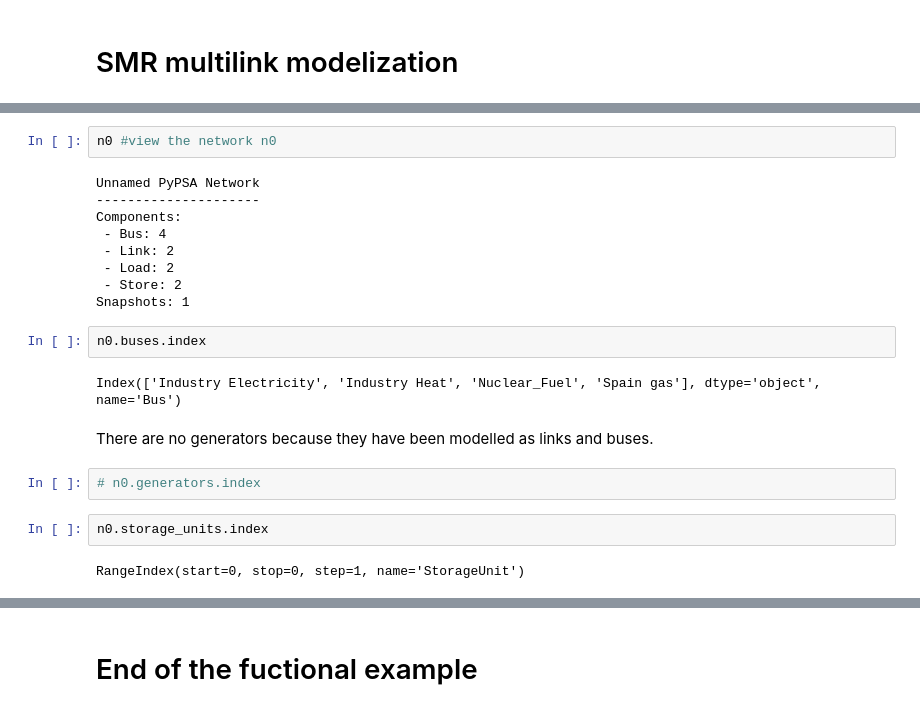
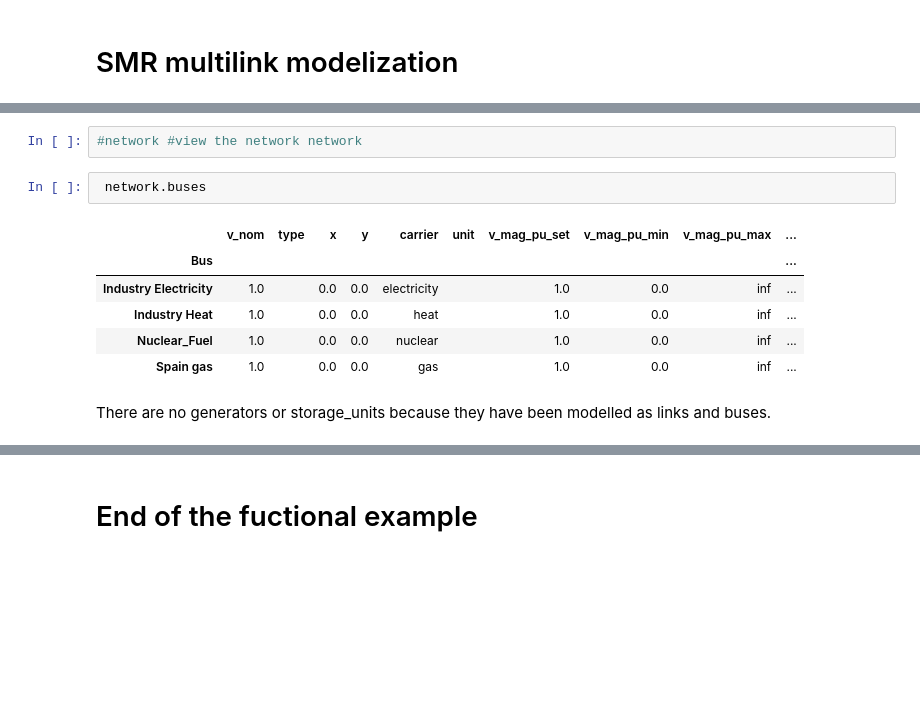
Before and after one commit to C-ansi-eof/SIDNE-Model, a Jupyter notebook: SMR_multilink.ipynb, the cells around one changed output, grey strips where cells are left out. Cells and saved outputs as stored; diff of their text form; blank space fills up the shorter version.

```diff
--- a/SMR_multilink.ipynb
+++ b/SMR_multilink.ipynb
@@ -57,23 +196,13 @@ Index(['SMR_CHP'], dtype='object')
 # %%
-n0 #view the network n0
+#network #view the network network
-# %% [output]
-Unnamed PyPSA Network
----------------------
-Components:
- - Bus: 4
- - Link: 2
- - Load: 2
- - Store: 2
-Snapshots: 1
-# %%
-n0.buses.index
-# %% [output]
-Index(['Industry Electricity', 'Industry Heat', 'Nuclear_Fuel', 'Spain gas'], dtype='object', name='Bus')
+# %%
+ network.buses
+# %% [output]
+|  | v_nom | type | x | y | carrier | unit | v_mag_pu_set | v_mag_pu_min | v_mag_pu_max | ... |
+| Bus |  |  |  |  |  |  |  |  |  | ... |
+| Industry Electricity | 1.0 |  | 0.0 | 0.0 | electricity |  | 1.0 | 0.0 | inf | ... |
+| Industry Heat | 1.0 |  | 0.0 | 0.0 | heat |  | 1.0 | 0.0 | inf | ... |
+| Nuclear_Fuel | 1.0 |  | 0.0 | 0.0 | nuclear |  | 1.0 | 0.0 | inf | ... |
+| Spain gas | 1.0 |  | 0.0 | 0.0 | gas |  | 1.0 | 0.0 | inf | ... |
 # %% [markdown]
-There are no generators because they have been modelled as links and buses.
+There are no generators or storage_units because they have been modelled as links and buses.
-# %%
-# n0.generators.index
-# %%
-n0.storage_units.index
-# %% [output]
-RangeIndex(start=0, stop=0, step=1, name='StorageUnit')
```
Also changed, not shown: parts of 17 cells of this notebook.
